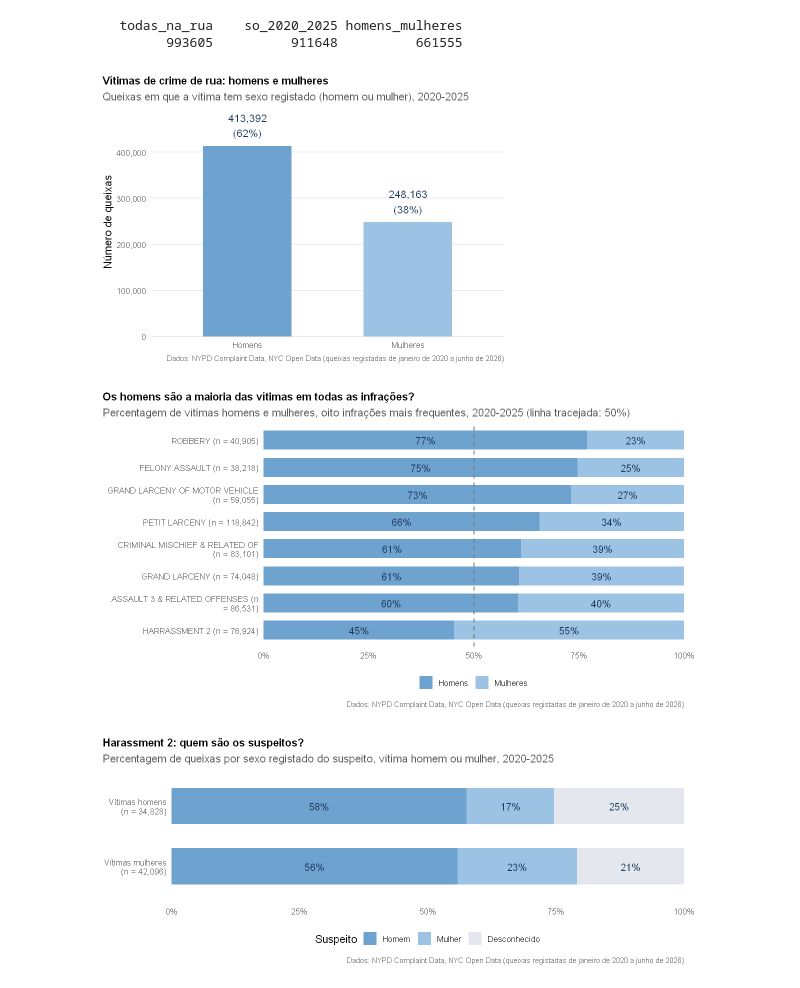
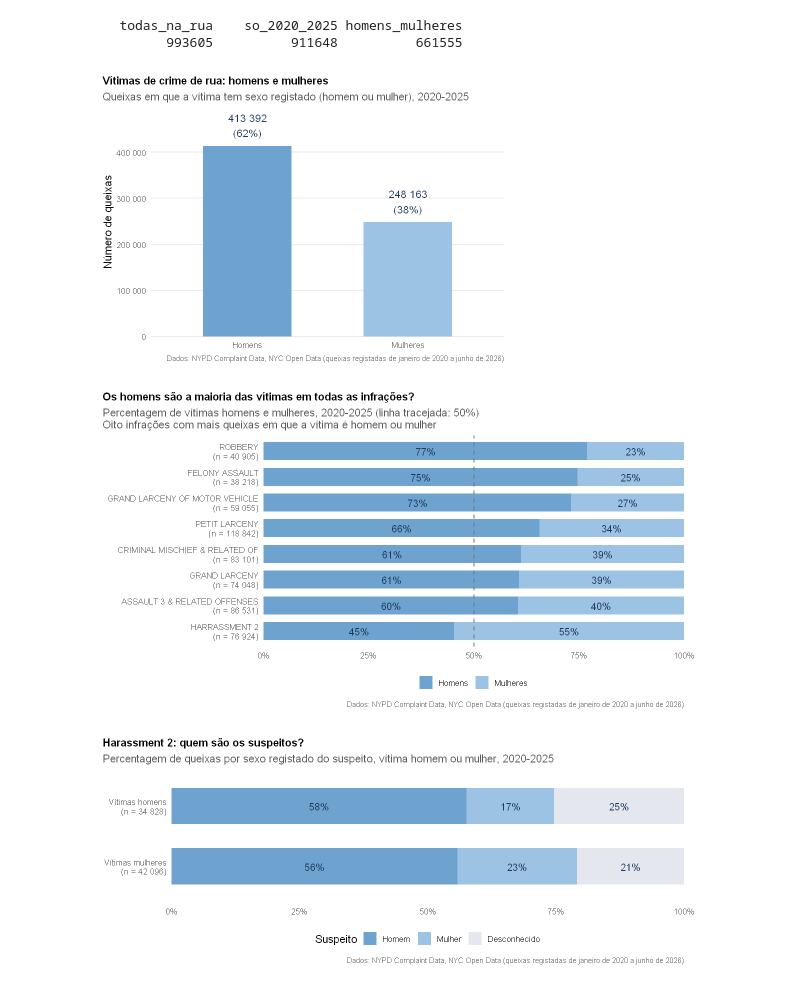
Before and after one commit to LuisMNSantos/dv-nypd-grupo-e, a Jupyter notebook: R/trabalho_vd.ipynb, the cells around one changed output. Drawn from its saved outputs; the diff is of its cells as text; code cells hidden in the pictures.

Commit message:
Figuras: separador de milhares, nomes e subtítulo da figura 2, filtro de distritos com NA, subtítulo das figuras 5-6; registo de alterações

```diff
--- a/R/trabalho_vd.ipynb
+++ b/R/trabalho_vd.ipynb
@@ -52,6 +52,9 @@ tema_vd <- theme_minimal(base_size = 13) +
         panel.grid.minor = element_blank(),
         plot.margin = margin(8, 14, 8, 8))
 
+# números com espaço a separar os milhares, como se escreve em português (413 392 e não 413,392)
+num_pt <- label_number(big.mark = " ")
+
 # período do estudo: só anos completos (2026 está incompleto)
 study_start <- as.Date("2020-01-01")
 study_end   <- as.Date("2025-12-31")
@@ -92,10 +95,10 @@ options(repr.plot.width = 7, repr.plot.height = 5)                    # tamanho
 
 p_sex_total <- ggplot(sex_total, aes(x = sex, y = n, fill = sex)) +   # x = sexo, y = nº de queixas, cor = sexo
   geom_col(width = 0.55, show.legend = FALSE) +                       # desenha as barras
-  geom_text(aes(label = paste0(comma(n), "\n(", percent(share, accuracy = 1), ")")),
+  geom_text(aes(label = paste0(num_pt(n), "\n(", percent(share, accuracy = 1), ")")),
             vjust = -0.4, size = 4.5, colour = cor_texto) +           # escreve o número e a % em cima de cada barra
   scale_fill_manual(values = c("Homens" = cor_azul, "Mulheres" = cor_medio)) +    # cor de cada sexo
-  scale_y_continuous(labels = comma, expand = expansion(mult = c(0, 0.2))) +      # eixo y a começar em 0
+  scale_y_continuous(labels = num_pt, expand = expansion(mult = c(0, 0.2))) +      # eixo y a começar em 0
   labs(title = "Vítimas de crime de rua: homens e mulheres",
        subtitle = "Queixas em que a vítima tem sexo registado (homem ou mulher), 2020-2025",
        x = NULL, y = "Número de queixas", caption = fonte) +
@@ -125,7 +128,7 @@ sex_off <- fm %>%
   mutate(total     = sum(n),                                          # total de queixas da infração
          share     = n / total,                                       # percentagem de cada sexo
          men_share = sum(n[sex == "Homens"]) / total,                 # % de homens (só para ordenar as barras)
-         label     = paste0(ofns_desc, " (n = ", comma(total), ")")) %>%   # nome da infração com o total
+         label     = paste0(ofns_desc, "\n(n = ", num_pt(total), ")")) %>%   # nome da infração e, na linha de baixo, o total
   ungroup() %>%
   mutate(sex = factor(sex, levels = c("Mulheres", "Homens")))
 
@@ -137,10 +140,9 @@ p_sex_off <- ggplot(sex_off, aes(x = share, y = reorder(label, men_share), fill
   geom_text(aes(label = percent(share, accuracy = 1)),
             position = position_stack(vjust = 0.5), size = 4.2, colour = cor_texto) +   # % dentro de cada parte
   scale_x_continuous(labels = percent, expand = c(0, 0)) +
-  scale_y_discrete(labels = label_wrap(32)) +                         # parte nomes compridos em duas linhas
   scale_fill_manual(values = c("Homens" = cor_azul, "Mulheres" = cor_medio), breaks = c("Homens", "Mulheres")) +
   labs(title = "Os homens são a maioria das vítimas em todas as infrações?",
-       subtitle = "Percentagem de vítimas homens e mulheres, oito infrações mais frequentes, 2020-2025 (linha tracejada: 50%)",
+       subtitle = "Percentagem de vítimas homens e mulheres, 2020-2025 (linha tracejada: 50%)\nOito infrações com mais queixas em que a vítima é homem ou mulher",
        x = NULL, y = NULL, fill = NULL, caption = fonte) +
   tema_vd + theme(panel.grid = element_blank(), legend.position = "bottom")
 print(p_sex_off)
@@ -163,7 +165,7 @@ sus_sum <- fm %>%
   mutate(total = sum(n),                                              # total de cada grupo de vítimas
          share = n / total) %>%                                       # percentagem de cada tipo de suspeito
   ungroup() %>%
-  mutate(lab = paste0(victim, "\n(n = ", comma(total), ")"))          # nome da barra com o total
+  mutate(lab = paste0(victim, "\n(n = ", num_pt(total), ")"))          # nome da barra com o total
 
 # ordem das barras: homens em cima, mulheres em baixo
 ordem_lab <- sus_sum %>% distinct(victim, lab) %>% arrange(desc(victim)) %>% pull(lab)
@@ -194,7 +196,7 @@ ggsave(paste0(pasta_fig, "figura_rua_3_suspeitos_harassment2.png"), p_suspect, w
 nomes_sex <- c("Vítimas homens", "Vítimas mulheres")
 
 har_boro <- fm %>%
-  filter(grepl("HARRASSMENT 2", ofns_desc), boro_nm != "(null)") %>%  # só harassment 2, com distrito conhecido
+  filter(grepl("HARRASSMENT 2", ofns_desc), !is.na(boro_nm)) %>%      # só harassment 2, com distrito conhecido (em falta = NA)
   mutate(sex  = factor(if_else(man, nomes_sex[1], nomes_sex[2]), levels = nomes_sex),
          boro = tools::toTitleCase(tolower(boro_nm))) %>%             # nome do distrito com maiúscula só na 1.ª letra
   count(sex, boro, name = "victims") %>%                              # queixas por sexo da vítima e distrito
@@ -206,10 +208,10 @@ options(repr.plot.width = 11, repr.plot.height = 4.5)
 p_har_boro <- ggplot(har_boro, aes(x = victims, y = key)) +
   geom_segment(aes(x = 0, xend = victims, yend = key), colour = cor_medio, linewidth = 1.2) +   # a linha
   geom_point(aes(fill = sex), shape = 21, size = 4.5, colour = cor_destaque) +                   # o ponto na ponta
-  geom_text(aes(label = comma(victims)), hjust = -0.5, size = 4.2, colour = cor_texto) +         # o número ao lado
+  geom_text(aes(label = num_pt(victims)), hjust = -0.5, size = 4.2, colour = cor_texto) +         # o número ao lado
   facet_wrap(~sex, scales = "free_y") +                                                          # um painel para cada sexo
   scale_y_discrete(labels = function(x) sub("^.*\\|", "", x)) +                                  # tira o prefixo do sexo do nome do distrito
-  scale_x_continuous(labels = comma, limits = c(0, NA), expand = expansion(mult = c(0, 0.3))) +  # espaço para o número não ser cortado
+  scale_x_continuous(labels = num_pt, limits = c(0, NA), expand = expansion(mult = c(0, 0.3))) +  # espaço para o número não ser cortado
   scale_fill_manual(values = c("Vítimas homens" = cor_azul, "Vítimas mulheres" = cor_medio), guide = "none") +
   labs(title = "Em que distritos há mais vítimas de harassment 2, homens e mulheres?",
        subtitle = "Número de queixas de rua por distrito e sexo da vítima, 2020-2025",
@@ -231,7 +233,7 @@ racas <- c("BLACK", "WHITE HISPANIC", "WHITE", "ASIAN / PACIFIC ISLANDER", "BLAC
 har_raca <- fm %>%
   filter(grepl("HARRASSMENT 2", ofns_desc),   # só harassment 2
          susp_sex == "M",                     # suspeito homem
-         boro_nm != "(null)")                 # com distrito conhecido
+         !is.na(boro_nm))                     # com distrito conhecido (em falta = NA)
 
 # função que desenha um mapa de calor
 #   homem = TRUE (vítimas homens) ou FALSE (vítimas mulheres)
@@ -253,7 +255,7 @@ raca_plot <- function(homem, titulo, col = "vic_race", quem = "vítimas") {
     group_by(zona) %>%
     mutate(total = sum(n), share = n / total) %>%                 # % de cada raça dentro do distrito
     ungroup() %>%
-    mutate(zona_lab = paste0(zona, "\n(n = ", comma(total), ")"))
+    mutate(zona_lab = paste0(zona, "\n(n = ", num_pt(total), ")"))
 
   ordem_x <- race_boro %>% distinct(zona, zona_lab, total) %>%
     mutate(ord = if_else(zona == "Cidade toda", Inf, total)) %>% arrange(desc(ord)) %>% pull(zona_lab)   # "Cidade toda" primeiro
@@ -266,7 +268,8 @@ raca_plot <- function(homem, titulo, col = "vic_race", quem = "vítimas") {
     scale_fill_gradient(low = cor_claro, high = cor_destaque, labels = percent,
                         limits = c(0, 0.7), name = paste0("% de\n", quem)) +           # mesma escala de cor em todos
     labs(title = titulo,
-         subtitle = paste0("Percentagem de queixas de rua por raça dos ", quem, ", como registada pela polícia, 2020-2025"),
+         subtitle = paste0("Percentagem de queixas de rua por raça ", if (quem == "vítimas") "das " else "dos ", quem,   # "das vítimas" / "dos suspeitos"
+                        ", como registada pela polícia, 2020-2025"),
          x = NULL, y = NULL, caption = fonte) +
     tema_vd + theme(panel.grid = element_blank())
 }
@@ -320,34 +323,34 @@ ggsave(paste0(pasta_fig, "figura_rua_8_raca_suspeitos_vitimas_homens.png"), p_ra
 # - Gráfico 4: o Brooklyn é o distrito com mais queixas de harassment 2 dos dois sexos (contagens, não risco).
 # - Gráficos 5 a 8: raça das vítimas e dos suspeitos (registada pela polícia) em harassment 2 com
 #   suspeito homem, por distrito.
 # Limitações: contamos queixas e não pessoas; sem dados de população não falamos de risco;
 # só entram vítimas com sexo F ou M; o ficheiro não regista causas, por isso não explicamos
 # o porquê de os suspeitos serem sobretudo homens.
 # %% [output]
 Attaching package: 'dplyr'
 
 
 The following objects are masked from 'package:stats':
 
     filter, lag
 
 
 The following objects are masked from 'package:base':
 
     intersect, setdiff, setequal, union
 
 
 
 Attaching package: 'lubridate'
 
 
 The following objects are masked from 'package:base':
 
     date, intersect, setdiff, union
    todas_na_rua    so_2020_2025 homens_mulheres
          993605          911648          661555
 [figure]
-[figure, old version]
+[figure, new version]
 [figure]
 [figure]
 [figure]
```
Also changed, not shown: 18 other files.
